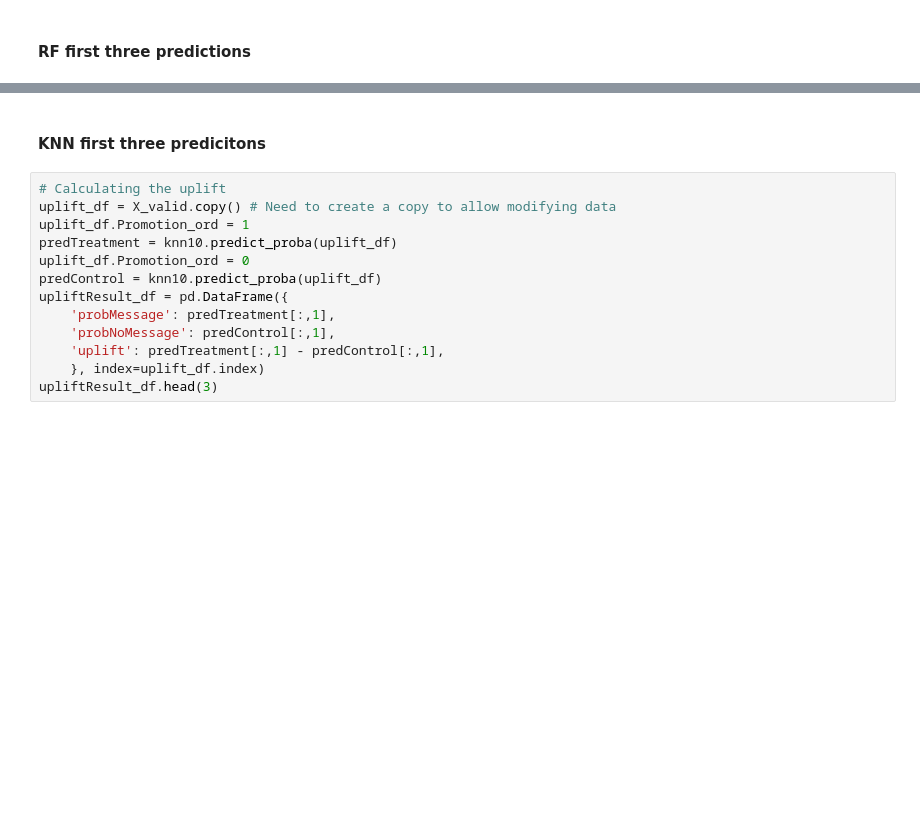
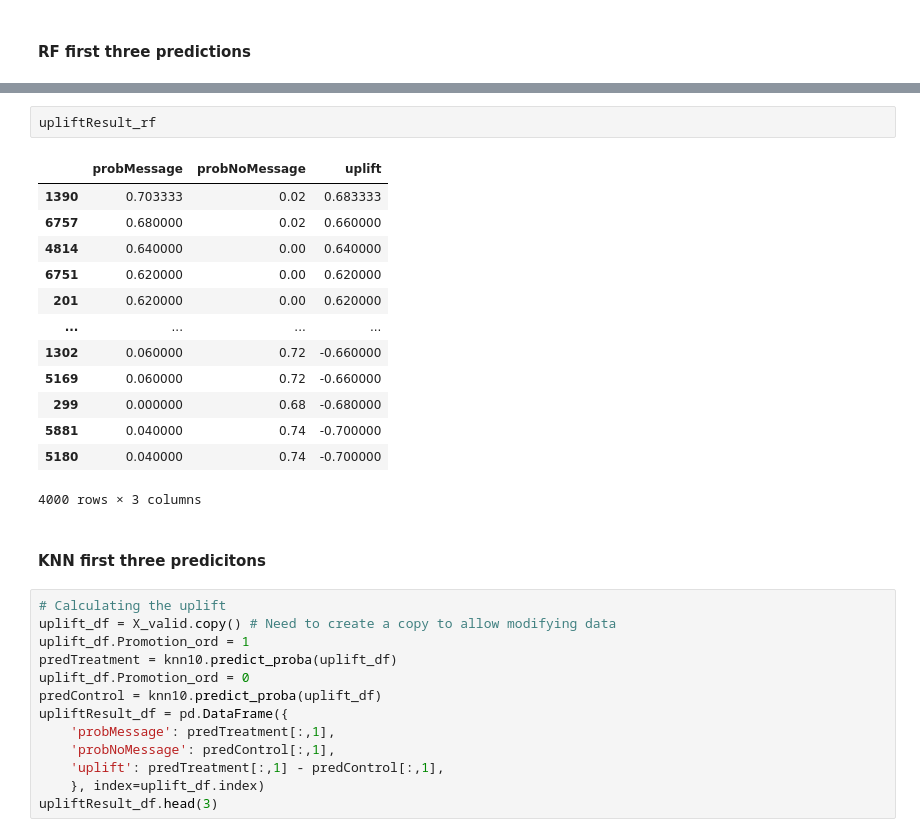
Before and after one commit to wolfesamk/MSBA-207, a Jupyter notebook: Homework/DMBA Chapter 13.2.ipynb, the cells around one changed output, grey strips where cells are left out. Cells and saved outputs as stored; diff of their text form; blank space fills up the shorter version.

```diff
--- a/Homework/DMBA Chapter 13.2.ipynb
+++ b/Homework/DMBA Chapter 13.2.ipynb
@@ -241,3 +256,19 @@ upliftResult_df.head(3)
+# %%
+upliftResult_rf
+# %% [output]
+|  | probMessage | probNoMessage | uplift |
+| 1390 | 0.703333 | 0.02 | 0.683333 |
+| 6757 | 0.680000 | 0.02 | 0.660000 |
+| 4814 | 0.640000 | 0.00 | 0.640000 |
+| 6751 | 0.620000 | 0.00 | 0.620000 |
+| 201 | 0.620000 | 0.00 | 0.620000 |
+| ... | ... | ... | ... |
+| 1302 | 0.060000 | 0.72 | -0.660000 |
+| 5169 | 0.060000 | 0.72 | -0.660000 |
+| 299 | 0.000000 | 0.68 | -0.680000 |
+| 5881 | 0.040000 | 0.74 | -0.700000 |
+| 5180 | 0.040000 | 0.74 | -0.700000 |
+4000 rows × 3 columns
 # %% [markdown]
 #### KNN first three predicitons
 # %%
```
Also changed, not shown: parts of 9 cells of this notebook.
